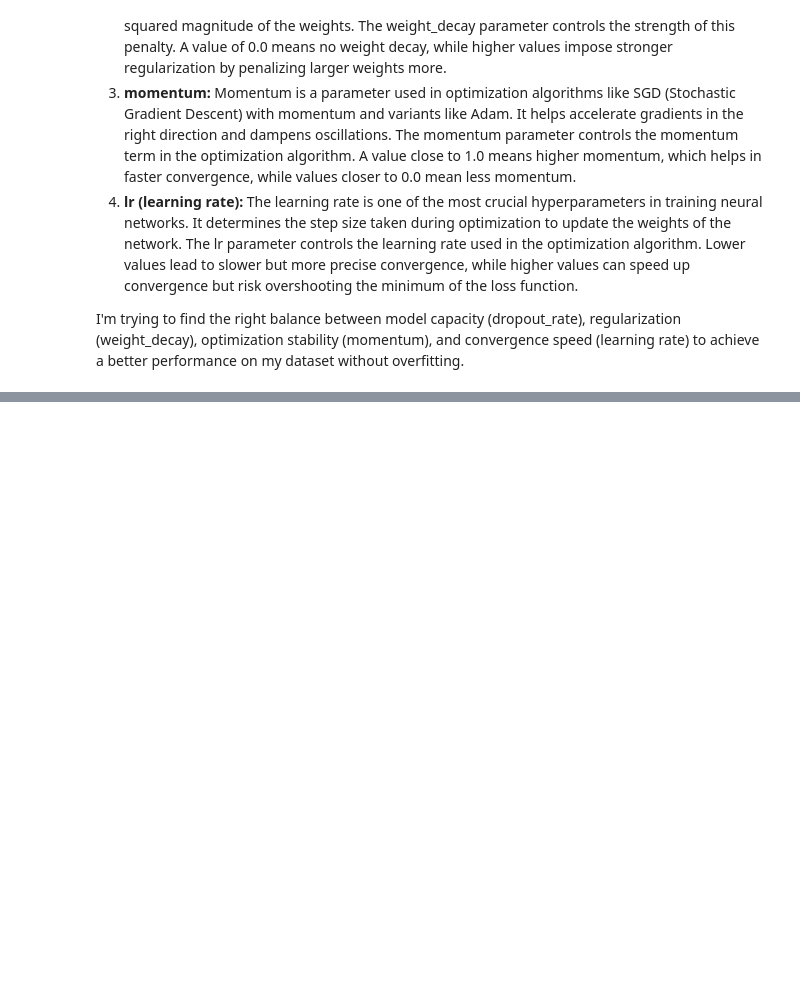
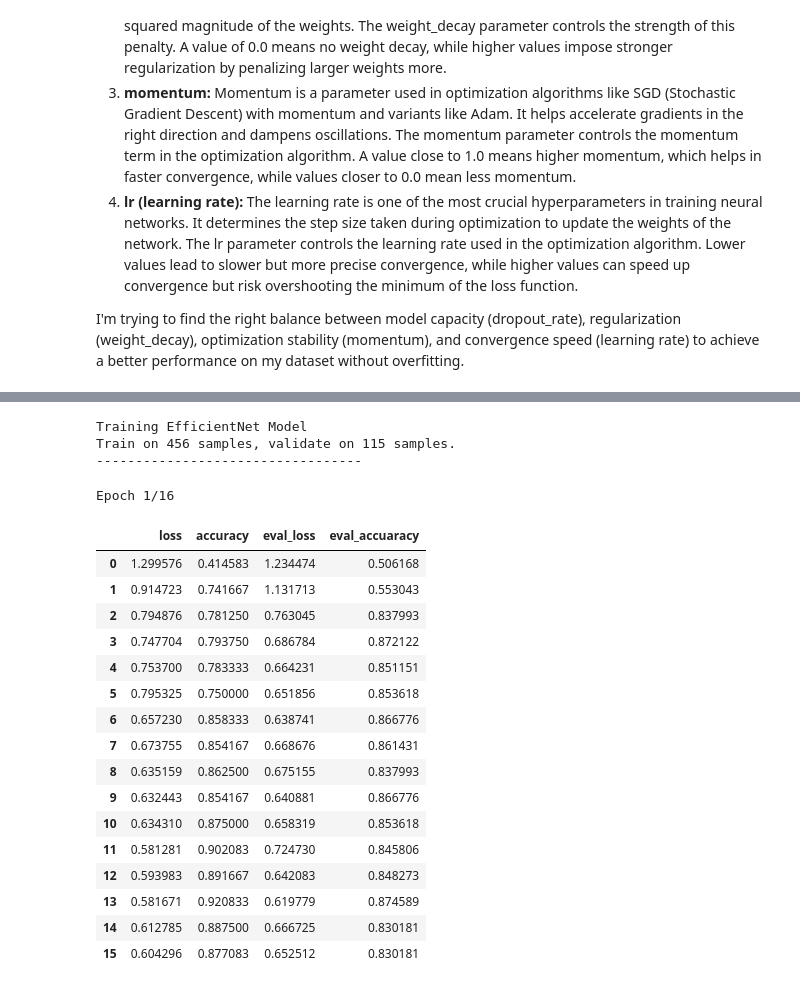
Before and after one commit to helenxtian/brain-tumor-project, a Jupyter notebook: P4_evaluation.ipynb, the cells around one changed output, grey strips where cells are left out. Saved outputs shown, nothing was run; the diff lists cells and outputs as text; code cells hidden in the pictures; blank space fills up the shorter version.

```diff
--- a/P4_evaluation.ipynb
+++ b/P4_evaluation.ipynb
@@ -656,0 +749,22 @@ grid_search.get_params().keys()
+# %%
+# Train the new/fine-tuned parameter model
+print('Training EfficientNet Model')
+print(f'Train on {len(train_new_df)} samples, validate on {len(val_df)} samples.')
+print('----------------------------------')
+
+efficientnet_session_config = {
+    'model': efficientnet_model,
+    'train_dataloader': train_loader,
+    'eval_dataloader': val_loader,
+    'optimizer': optimizer,
+    'loss_fn': loss_fn,
+    'epochs': CFG.EPOCHS,
+    'device': CFG.DEVICE
+}
+
+efficientnet_session_history = train(**efficientnet_session_config)
+# %% [output]
+Training EfficientNet Model
+Train on 456 samples, validate on 115 samples.
+----------------------------------
+Epoch 1/16
@@ -656,0 +775,21 @@ grid_search.get_params().keys()
+# %%
+efficientnet_session_history_df = pd.DataFrame(efficientnet_session_history)
+efficientnet_session_history_df
+# %% [output]
+|  | loss | accuracy | eval_loss | eval_accuaracy |
+| 0 | 1.299576 | 0.414583 | 1.234474 | 0.506168 |
+| 1 | 0.914723 | 0.741667 | 1.131713 | 0.553043 |
+| 2 | 0.794876 | 0.781250 | 0.763045 | 0.837993 |
+| 3 | 0.747704 | 0.793750 | 0.686784 | 0.872122 |
+| 4 | 0.753700 | 0.783333 | 0.664231 | 0.851151 |
+| 5 | 0.795325 | 0.750000 | 0.651856 | 0.853618 |
+| 6 | 0.657230 | 0.858333 | 0.638741 | 0.866776 |
+| 7 | 0.673755 | 0.854167 | 0.668676 | 0.861431 |
+| 8 | 0.635159 | 0.862500 | 0.675155 | 0.837993 |
+| 9 | 0.632443 | 0.854167 | 0.640881 | 0.866776 |
+| 10 | 0.634310 | 0.875000 | 0.658319 | 0.853618 |
+| 11 | 0.581281 | 0.902083 | 0.724730 | 0.845806 |
+| 12 | 0.593983 | 0.891667 | 0.642083 | 0.848273 |
+| 13 | 0.581671 | 0.920833 | 0.619779 | 0.874589 |
+| 14 | 0.612785 | 0.887500 | 0.666725 | 0.830181 |
+| 15 | 0.604296 | 0.877083 | 0.652512 | 0.830181 |
```
Also changed, not shown: parts of 21 cells of this notebook, 1 other file.
